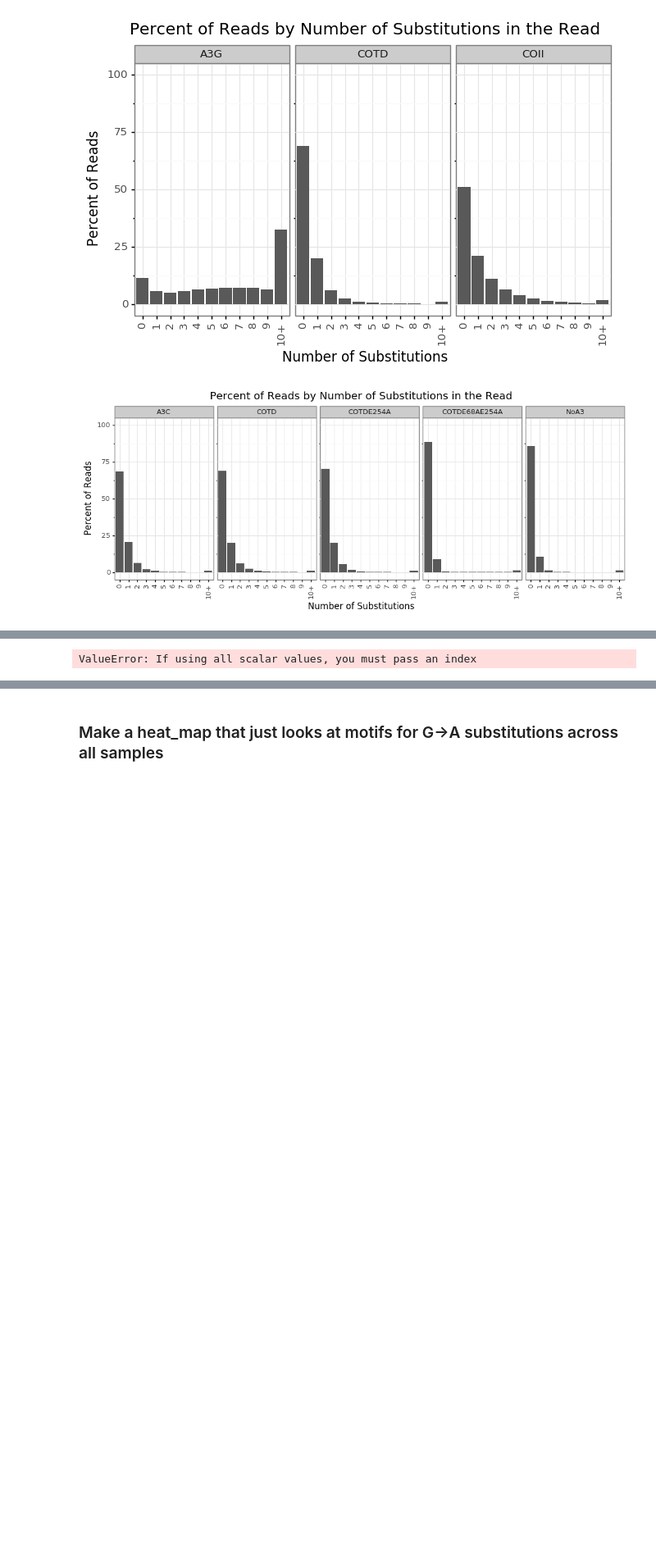
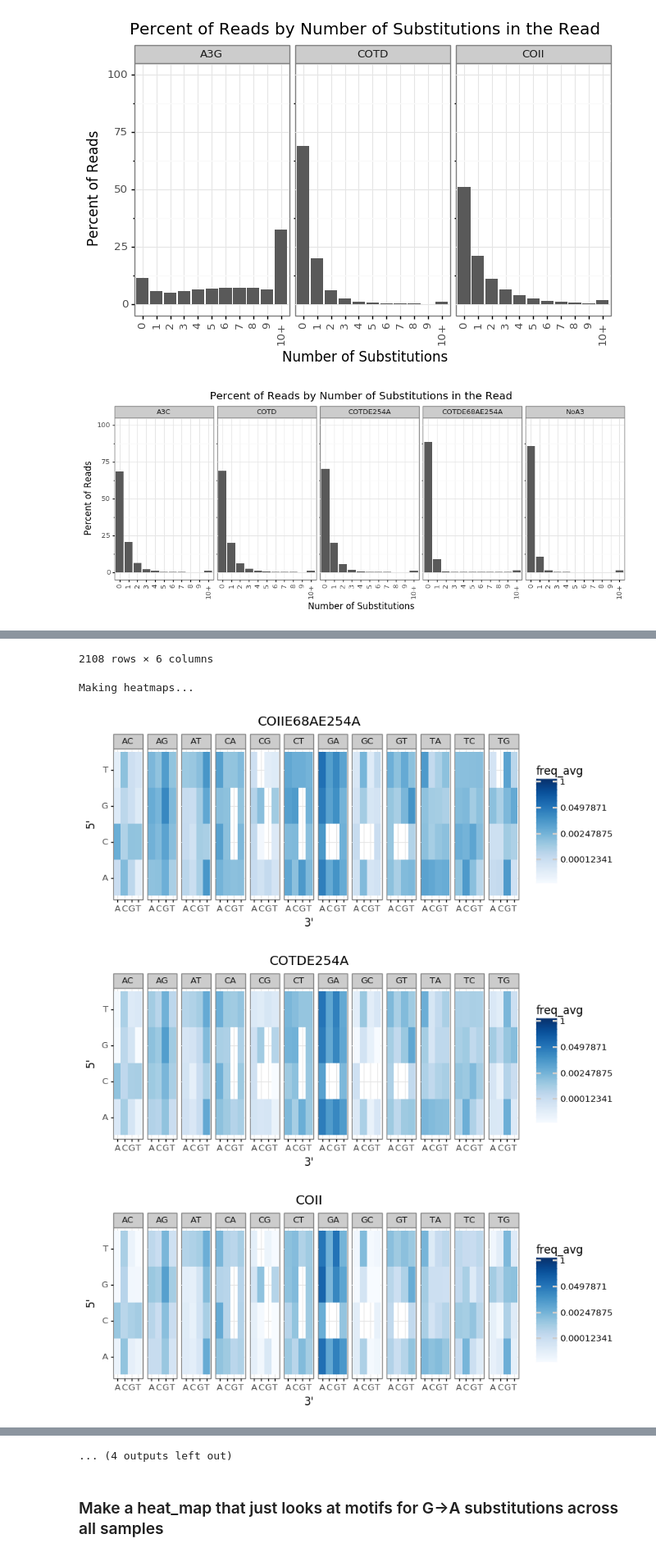
Before and after one commit to jbloomlab/SuperRestrictionFactor_Hypermutation, a Jupyter notebook: analysis_notebook.ipynb, the cells around one changed output, grey strips where cells are left out. Shown at 82% size. Drawn from its saved outputs; the diff is of its cells as text; code cells hidden in the pictures; blank space fills up the shorter version.

```diff
--- a/analysis_notebook.ipynb
+++ b/analysis_notebook.ipynb
@@ -728,11 +728,11 @@ _ = mut_freq_plot.draw()
 [figure]
 # %%
 pseudocount = 1
-all_samples_motif_freq_df = pd.DataFrame(columns=['sub',"5'", "3'", 'motif', 'count', 'freq', 'sample'])
+all_samples_motif_freq_df = pd.DataFrame(columns=['sub', "5'", "3'", 'motif', 'sample'])
 rep1_motif_counts_dict = {}
 rep2_motif_counts_dict = {}
+print(f"Calculating motif substitution frequencies...")
 for sample in df_samplenames:
-    print(f"Calculating motif substitution frequencies for {sample}...")
 #   STOP STRATIFYING BY SUB NUMBER (comment out that code)
 #     sample_df = onlysubs_dfs[sample]
 #     low_sub = sample_df[sample_df['n_subs'] <= 10]
@@ -750,11 +750,11 @@ for sample in df_samplenames:
         # This calculates the frequency as the number of times a substitution in the middle of a motif occurs
         # divided by the number of times that motif was sequenced for this sample and sub_cat.
         # This is not a strict frequency of the # of times a motif was mutated because it depends on the substitution
-        # If sequence AAAGGG was sequenced 10 times and motif AAA was mutated to AGA 2 times and ACA 5 times
+        # If sequence AAAGGG was sequenced 10 times and motif AGA was mutated to AAA 2 times and ACA 5 times
         # and GGG was mutated to GAG 3 times and GTG 5 times, then the frequencies would be:
         # sub motif freq
-        # AG   AAA   0.2
-        # AC   AAA   0.5
+        # GA   AGA   0.2
+        # GC   AGA   0.5
         # GA   GGG   0.3
         # GT   GGG   0.5
         # Thus the sum of these frequencies can be > 1.
@@ -774,34 +774,34 @@ for sample in df_samplenames:
         print(f'Invalid sample name {sample}')
         break
 
+print(f"Averaging frequencies...")
 for samplename in rep1_motif_counts_dict:
-    print(samplename)
     sample_reps_concat = pd.concat((rep1_motif_counts_dict[samplename], rep2_motif_counts_dict[samplename]))
-    print(sample_reps_concat[sample_reps_concat['sample'] == 'NoA3-1'])
-    print(sample_reps_concat[sample_reps_concat['sample'] == 'NoA3-2'])
-    print(sample_reps_concat.groupby(['motif', 'sub']).mean())
-    sample_reps_concat_group = pd.DataFrame({'avg_freq': sample_reps_concat.groupby(['motif', 'sub']).mean()})
-    display(sample_reps_concat_group)
+    reps_freq_avg = sample_reps_concat.groupby(['motif', 'sub']).mean()
+    reps_freq_avg = reps_freq_avg.add_suffix('_avg').reset_index()
+    reps_freq_avg["5'"] = ''
+    reps_freq_avg["3'"] = ''
+    for i in range(len(reps_freq_avg)):
+        reps_freq_avg.at[i, "5'"] = reps_freq_avg['motif'].iloc[i][0]
+        reps_freq_avg.at[i, "3'"] = reps_freq_avg['motif'].iloc[i][2]
+    reps_freq_avg['sample'] = [samplename]*len(reps_freq_avg)
+    all_samples_motif_freq_df = all_samples_motif_freq_df.append(reps_freq_avg, ignore_index=True)
 
-by_row_index = reps_concat.groupby([reps_concat['sub'], reps_concat['motif']])
-reps_avg = by_row_index.mean()
-    # reps_avg['n_subs'] = rep1_motif_counts_df['n_subs']
-    # reps_avg['sample'] = rep1_motif_counts_df['Sample']
+plasmid_motif_counts = plasmid_motif_counts.rename(columns={'freq': 'freq_avg'})
+plasmid_motif_counts = plasmid_motif_counts[['sub', "5'", "3'", 'motif', 'sample', 'freq_avg']]
+all_samples_motif_freq_df = all_samples_motif_freq_df.append(plasmid_motif_counts, ignore_index=True)
+display(all_samples_motif_freq_df)
 
-#     all_samples_motif_freq_df = pd.concat((reps_avg, plasmid_motif_counts), ignore_index=True, sort=True)
+print('Making heatmaps...')
+for sample in set(all_samples_motif_freq_df['sample'].to_list()):
+    sample_motif_freq_df = all_samples_motif_freq_df[all_samples_motif_freq_df['sample'] == sample]
+    heat_map = (ggplot(sample_motif_freq_df, aes("3'", "5'", fill='freq_avg')) +
+                geom_tile() +
+                scale_fill_cmap(name='Blues', trans='log', limits=(1e-5, 1)) +
+                facet_grid('~sub', labeller='label_value')+
+                labs(title=f"{sample}")+
+                theme(figure_size=(8, 3))
+               )
 
-#     display(all_samples_motif_freq_df)
-
-# #     all_samples_motif_freq_df = all_samples_motif_freq_df.append(sample_subs_counts, ignore_index=True)
-#     heat_map = (ggplot(sample_subs_counts, aes("3'", "5'", fill='freq')) +
-#                 geom_tile() +
-#                 scale_fill_cmap(name='Blues', trans='log', limits=(1e-5, 1)) +
-#                 facet_grid('~sub', labeller='label_value')+
-#                 labs(title=f"{sample}")+
-#                 theme(figure_size=(10, 4))
-#                )
-
-#     _heat_map = heat_map.draw()
-
-# display(all_samples_motif_freq_df)
+    _heat_map = heat_map.draw()
 # %% [output]
@@ -825 +822,5 @@ Calculating motif substitution frequencies for COIIE68AE254A-1...
-ValueError: If using all scalar values, you must pass an index
+2108 rows × 6 columns
+Making heatmaps...
+[figure, added]
+[figure, added]
+[figure, added]
@@ -826,3 +832,4 @@ ValueError: If using all scalar values, you must pass an index
+... (4 outputs left out)
 # %% [markdown]
 ### Make a heat_map that just looks at motifs for G->A substitutions across all samples
 # %%
```
Also changed, not shown: parts of 4 cells of this notebook.
